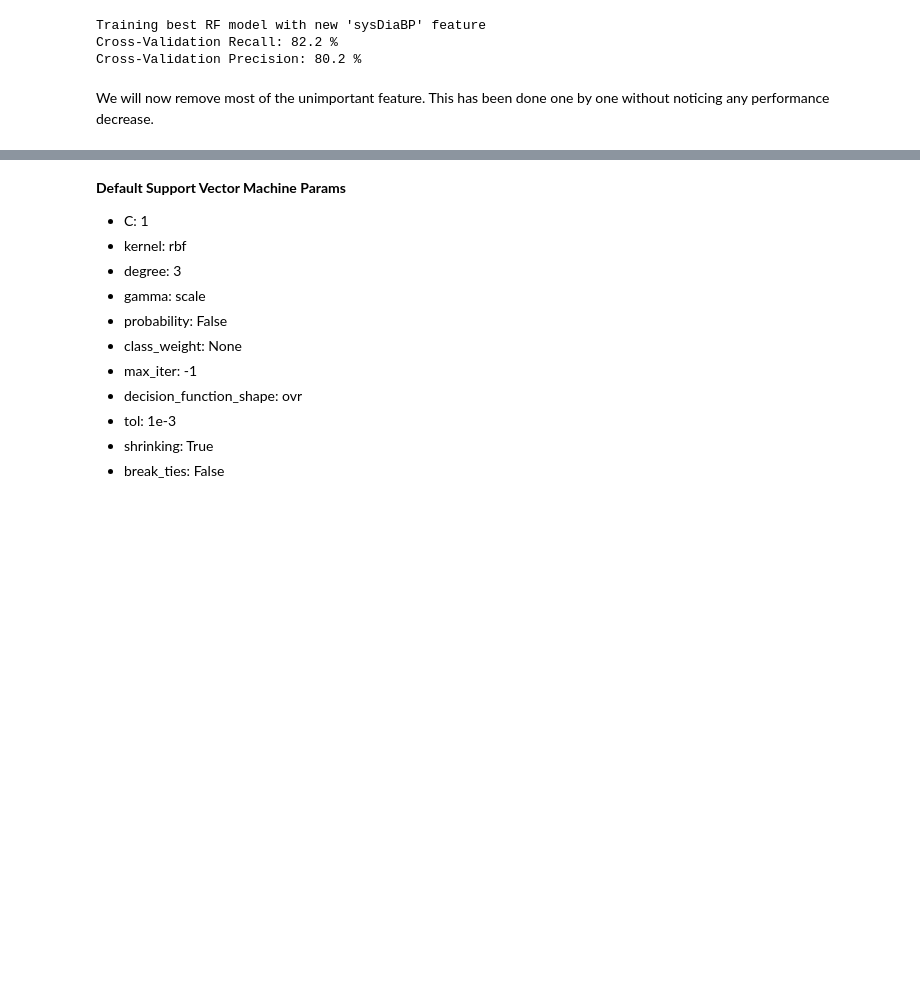
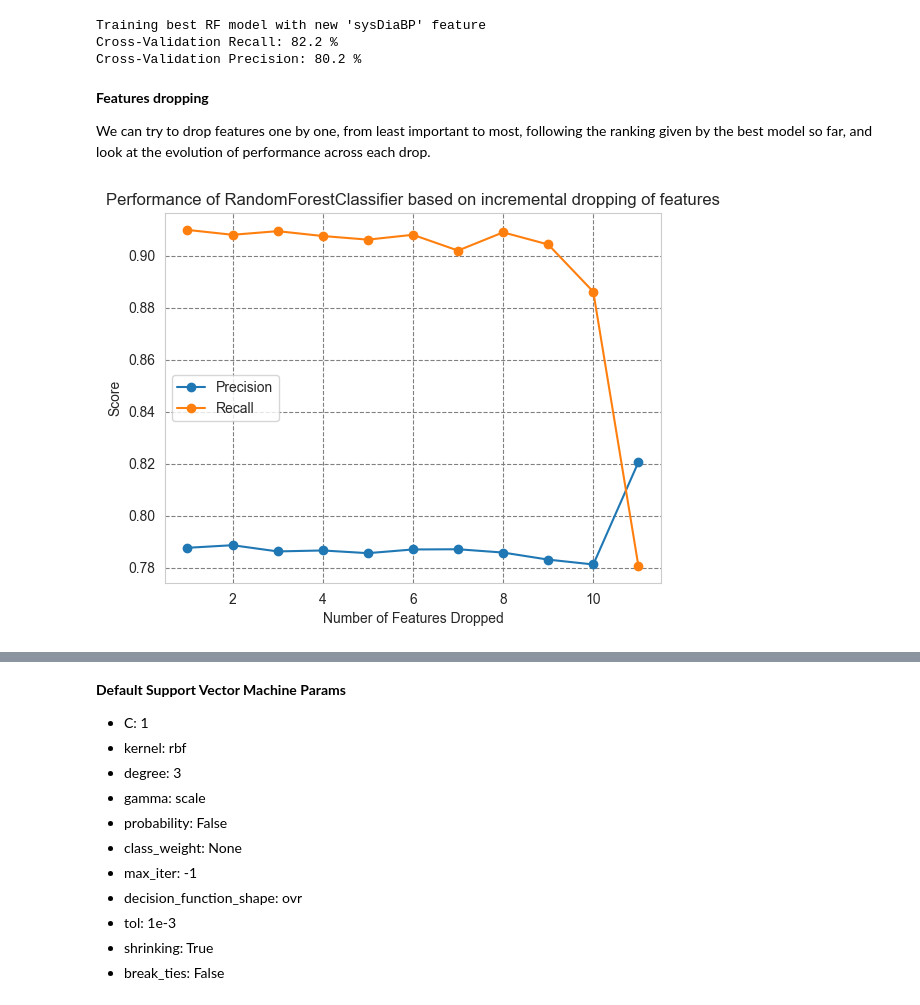
Before and after one commit to Iman974/ML_classification_hypertension_SL, a Jupyter notebook: Hypertension_risk.ipynb, the cells around one changed output, grey strips where cells are left out. Drawn from its saved outputs; the diff is of its cells as text; code cells hidden in the pictures; blank space fills up the shorter version.

```diff
--- a/Hypertension_risk.ipynb
+++ b/Hypertension_risk.ipynb
@@ -725,8 +761,18 @@ fit_scaled_and_cross_validate(X_train_rf_merge_BP, y_train, rf_best_clf)
 Training best RF model with new 'sysDiaBP' feature
 Cross-Validation Recall: 82.2 %
 Cross-Validation Precision: 80.2 %
-# %% [markdown]
-We will now remove most of the unimportant feature. This has been done one by one without noticing any performance decrease.
+# %% [markdown]
+**Features dropping**
+
+We can try to drop features one by one, from least important to most, following the ranking given by the best model so far, and look at the evolution of performance across each drop.
+# %%
+feature_importances_rf = list(zip(X_train.columns, rf_best_clf.feature_importances_))
+feature_importances_rf = sorted(feature_importances_rf, key=lambda x: x[1], reverse=False)
+feature_importances_names_rf = [feature for feature, _ in feature_importances_rf]
+
+plot_performance_vs_features_dropped(feature_importances_names_rf, X_train, y_train, rf_best_clf)
+# %% [output]
+[figure, added]
 # %%
 X_train_rf = X_train2.drop(['male', 'diabetes', 'glucose', 'cigsPerDay', 'heartRate'], axis=1)
 print(f"Training best RF model without currentSmoker, male and diabetes, cigsPerDay, glucose and heartRate features ({X_train_rf.shape[1]} features left)")
```
Also changed, not shown: parts of 78 cells of this notebook.
